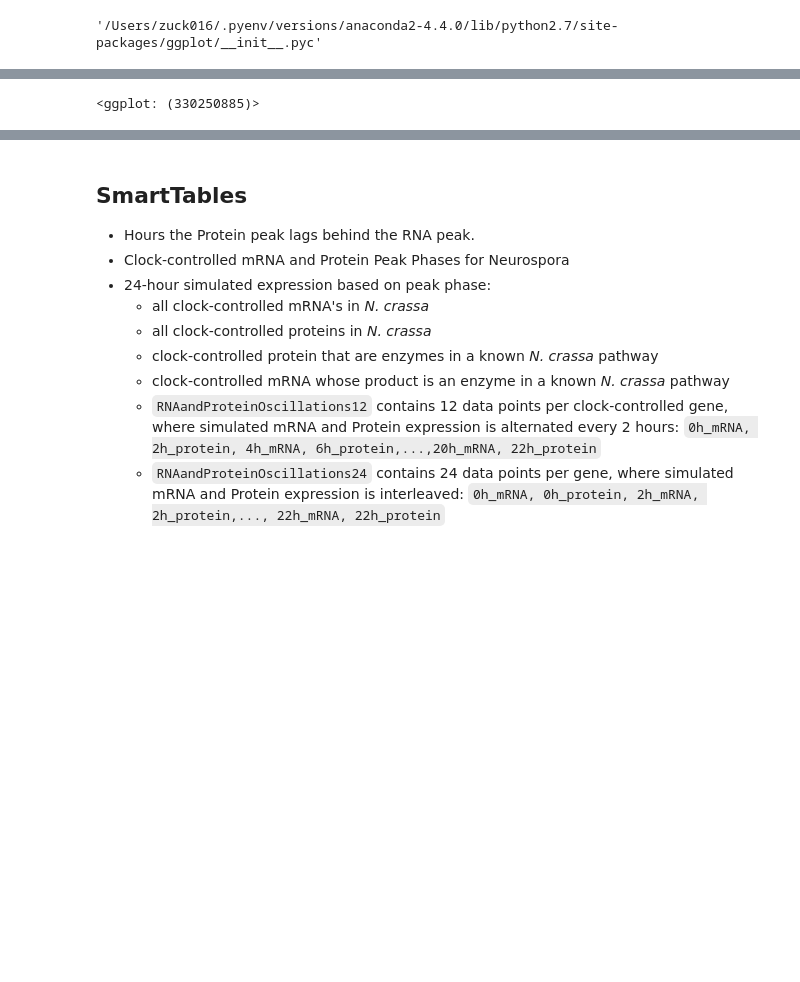
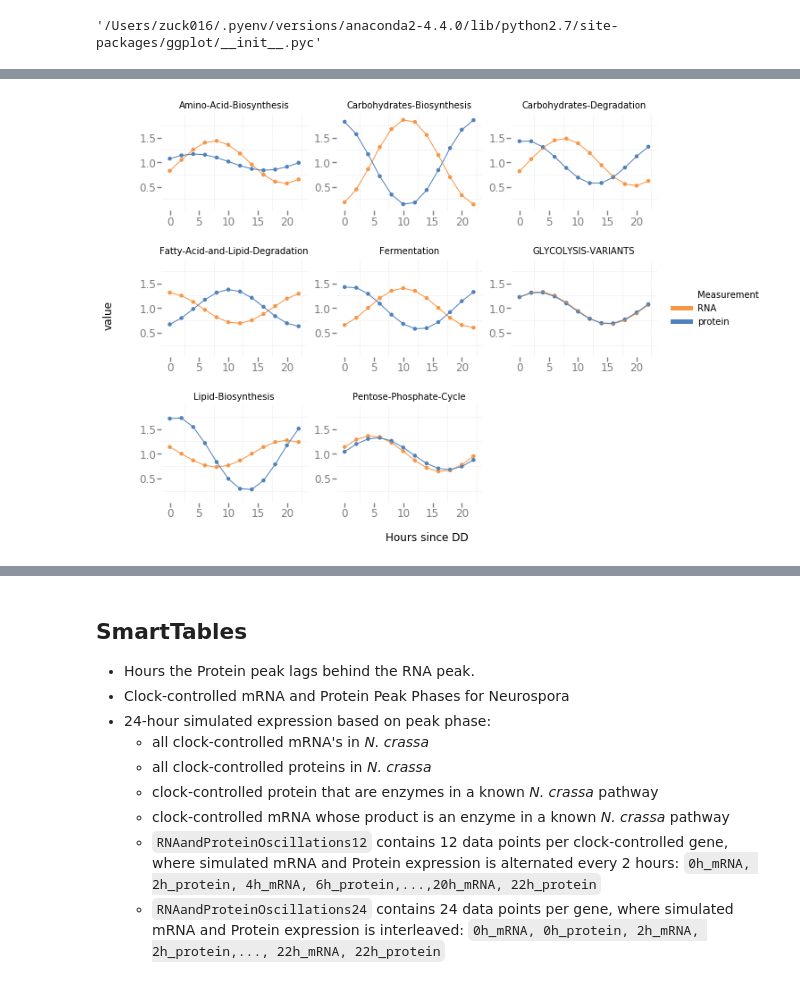
Before and after one commit to djinnome/PeakPhases, a Jupyter notebook: PeakPhaseAnalysis.ipynb, the cells around one changed output, grey strips where cells are left out. Drawn from its saved outputs; the diff is of its cells as text; code cells hidden in the pictures; blank space fills up the shorter version.

```diff
--- a/PeakPhaseAnalysis.ipynb
+++ b/PeakPhaseAnalysis.ipynb
@@ -266,3 +273,4 @@ http://pandas.pydata.org/pandas-docs/stable/indexing.html#deprecate-loc-reindex-
 # %%
-display(ggplot(aes(x='Hours since DD', y='value', color='Measurement',size='Average'),data=all_pwy_data[all_pwy_data['Average']==True]) + geom_point()  +  facet_wrap('PathwayClass') + scale_color_manual(values=['#F79646','#4F81BD']) + theme_bw())
+p = ggplot(aes(x='Hours since DD', y='value', color='Measurement'),data=all_pwy_data[(all_pwy_data['Average']==True)]) + geom_line()  + geom_point()  +  facet_wrap('PathwayClass') + scale_color_manual(values=['#F79646','#4F81BD']) + theme_bw()
+p.save('MeanRNAandProteinOscillations.pdf')
 # %% [output]
@@ -271 +277 @@ display(ggplot(aes(x='Hours since DD', y='value', color='Measurement',size='Aver
-<ggplot: (330250885)>
+[figure, added]
```
Also changed, not shown: parts of 3 cells of this notebook, 12 other files.
